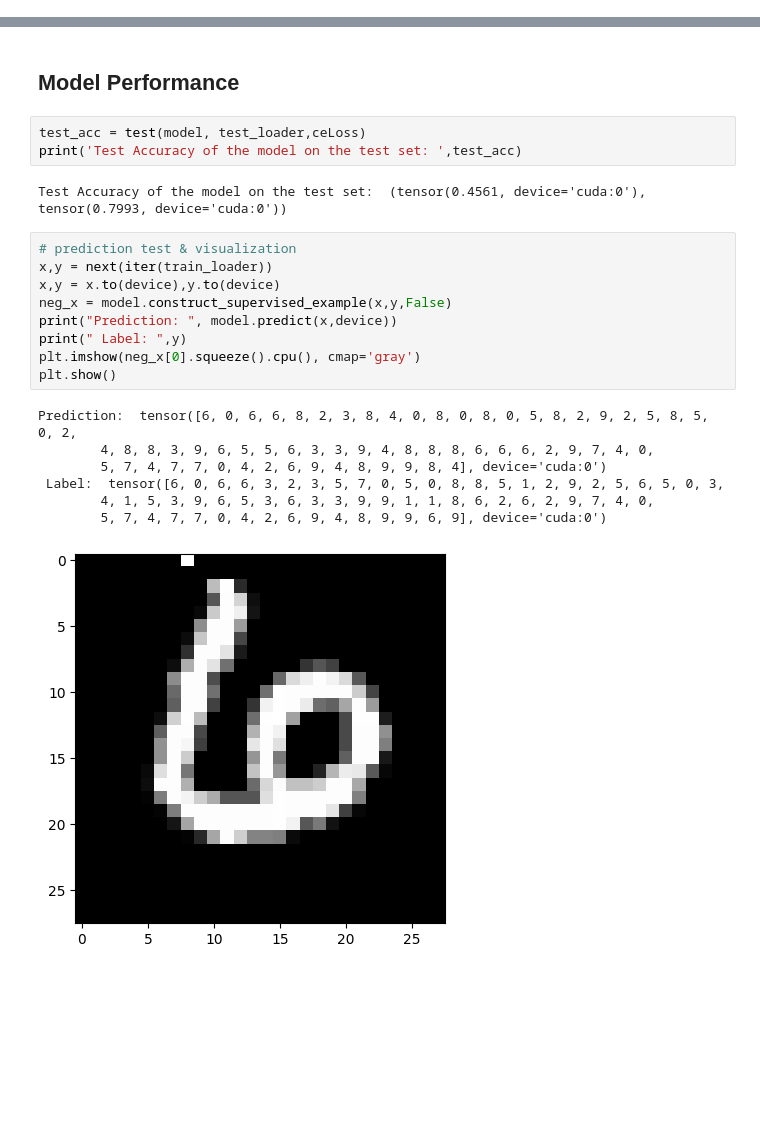
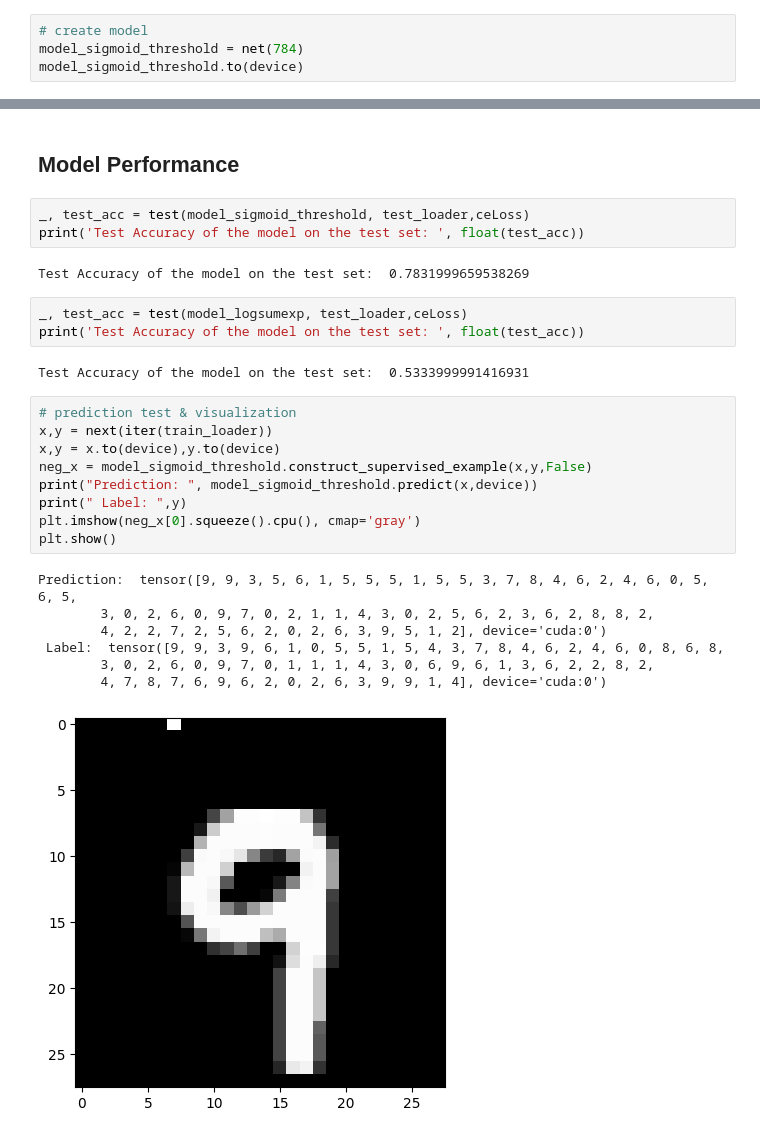
Before and after one commit to zw2700/forward_forward, a Jupyter notebook: forward_forward_frank.ipynb, the cells around one changed output, grey strips where cells are left out. Cells and saved outputs as stored; diff of their text form; blank space fills up the shorter version.

```diff
--- a/forward_forward_frank.ipynb
+++ b/forward_forward_frank.ipynb
@@ -605,3 +570,7 @@ Number of trials: 10/10 (9 PENDING, 1 RUNNING)
 TypeError: ignored
 # %% [markdown]
 ## Model Training
+# %%
+# create model
+model_sigmoid_threshold = net(784)
+model_sigmoid_threshold.to(device)
@@ -743,24 +915,29 @@ Epoch [15/15], Step [936/938], Loss: 0.4646, Test Accuracy: 0.7945
 # %% [markdown]
 ## Model Performance
 # %%
-test_acc = test(model, test_loader,ceLoss)
-print('Test Accuracy of the model on the test set: ',test_acc)
+_, test_acc = test(model_sigmoid_threshold, test_loader,ceLoss)
+print('Test Accuracy of the model on the test set: ', float(test_acc))
 # %% [output]
-Test Accuracy of the model on the test set:  (tensor(0.4561, device='cuda:0'), tensor(0.7993, device='cuda:0'))
+Test Accuracy of the model on the test set:  0.7831999659538269
+# %%
+_, test_acc = test(model_logsumexp, test_loader,ceLoss)
+print('Test Accuracy of the model on the test set: ', float(test_acc))
+# %% [output]
+Test Accuracy of the model on the test set:  0.5333999991416931
 # %%
 # prediction test & visualization
 x,y = next(iter(train_loader))
 x,y = x.to(device),y.to(device)
-neg_x = model.construct_supervised_example(x,y,False)
-print("Prediction: ", model.predict(x,device))
+neg_x = model_sigmoid_threshold.construct_supervised_example(x,y,False)
+print("Prediction: ", model_sigmoid_threshold.predict(x,device))
 print(" Label: ",y)
 plt.imshow(neg_x[0].squeeze().cpu(), cmap='gray')
 plt.show()
 # %% [output]
-Prediction:  tensor([6, 0, 6, 6, 8, 2, 3, 8, 4, 0, 8, 0, 8, 0, 5, 8, 2, 9, 2, 5, 8, 5, 0, 2,
-        4, 8, 8, 3, 9, 6, 5, 5, 6, 3, 3, 9, 4, 8, 8, 8, 6, 6, 6, 2, 9, 7, 4, 0,
-        5, 7, 4, 7, 7, 0, 4, 2, 6, 9, 4, 8, 9, 9, 8, 4], device='cuda:0')
- Label:  tensor([6, 0, 6, 6, 3, 2, 3, 5, 7, 0, 5, 0, 8, 8, 5, 1, 2, 9, 2, 5, 6, 5, 0, 3,
-        4, 1, 5, 3, 9, 6, 5, 3, 6, 3, 3, 9, 9, 1, 1, 8, 6, 2, 6, 2, 9, 7, 4, 0,
-        5, 7, 4, 7, 7, 0, 4, 2, 6, 9, 4, 8, 9, 9, 6, 9], device='cuda:0')
+Prediction:  tensor([9, 9, 3, 5, 6, 1, 5, 5, 5, 1, 5, 5, 3, 7, 8, 4, 6, 2, 4, 6, 0, 5, 6, 5,
+        3, 0, 2, 6, 0, 9, 7, 0, 2, 1, 1, 4, 3, 0, 2, 5, 6, 2, 3, 6, 2, 8, 8, 2,
+        4, 2, 2, 7, 2, 5, 6, 2, 0, 2, 6, 3, 9, 5, 1, 2], device='cuda:0')
+ Label:  tensor([9, 9, 3, 9, 6, 1, 0, 5, 5, 1, 5, 4, 3, 7, 8, 4, 6, 2, 4, 6, 0, 8, 6, 8,
+        3, 0, 2, 6, 0, 9, 7, 0, 1, 1, 1, 4, 3, 0, 6, 9, 6, 1, 3, 6, 2, 2, 8, 2,
+        4, 7, 8, 7, 6, 9, 6, 2, 0, 2, 6, 3, 9, 9, 1, 4], device='cuda:0')
-[figure, old version]
+[figure, new version]
```
Also changed, not shown: parts of 35 cells of this notebook.
